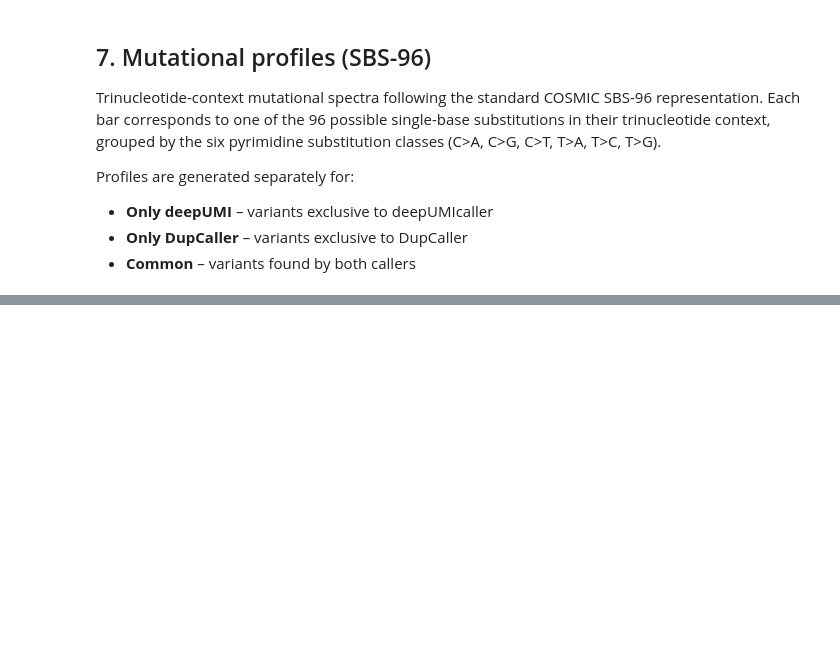
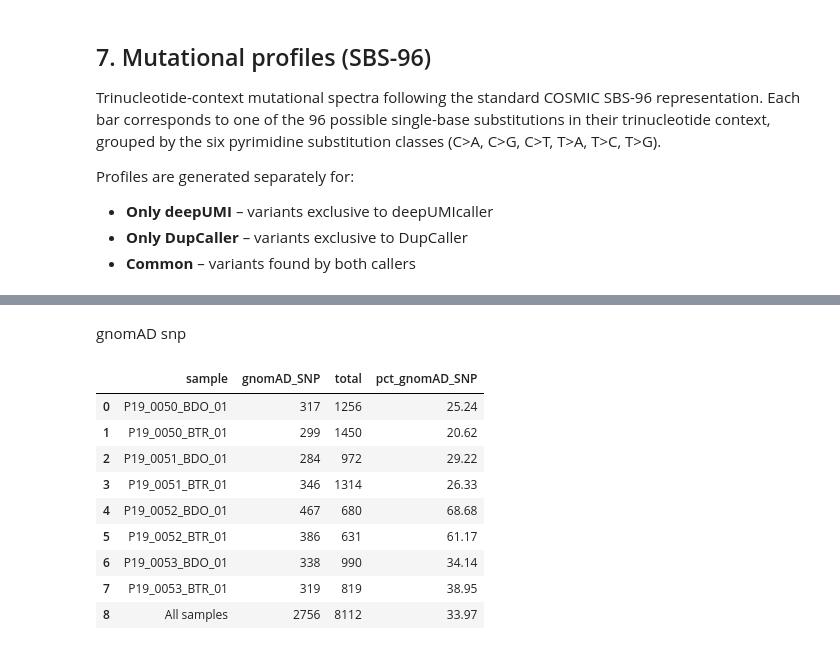
Before and after one commit to bbglab/DeepClone_protocol, a Jupyter notebook: supplementary_analysis/dupcaller/compare_mutations.ipynb, the cells around one changed output, grey strips where cells are left out. Drawn from its saved outputs; the diff is of its cells as text; code cells hidden in the pictures; blank space fills up the shorter version.

```diff
--- a/supplementary_analysis/dupcaller/compare_mutations.ipynb
+++ b/supplementary_analysis/dupcaller/compare_mutations.ipynb
@@ -919,0 +969,36 @@ for status in ["Only DupCaller", "Only deepUMI", "Common"]:
+# %% [markdown]
+gnomAD snp
+# %%
+rows = []
+for sample in samples:
+    sample_deepumi_df = deepumi_df[deepumi_df["SAMPLE_ID"] == sample]
+    has_filter, no_filter, total = count_mutations(sample_deepumi_df, "gnomAD_SNP")
+    rows.append({
+        "sample": sample,
+        "gnomAD_SNP": has_filter,
+        "total": total,
+        "pct_gnomAD_SNP": round(has_filter / total * 100, 2) if total > 0 else 0.0,
+    })
+
+# Add aggregated row for all samples
+has_filter_all, no_filter_all, total_all = count_mutations(deepumi_df, "gnomAD_SNP")
+rows.append({
+    "sample": "All samples",
+    "gnomAD_SNP": has_filter_all,
+    "total": total_all,
+    "pct_gnomAD_SNP": round(has_filter_all / total_all * 100, 2) if total_all > 0 else 0.0,
+})
+
+low_complex_df = pd.DataFrame(rows)
+low_complex_df
+# %% [output]
+|  | sample | gnomAD_SNP | total | pct_gnomAD_SNP |
+| 0 | P19_0050_BDO_01 | 317 | 1256 | 25.24 |
+| 1 | P19_0050_BTR_01 | 299 | 1450 | 20.62 |
+| 2 | P19_0051_BDO_01 | 284 | 972 | 29.22 |
+| 3 | P19_0051_BTR_01 | 346 | 1314 | 26.33 |
+| 4 | P19_0052_BDO_01 | 467 | 680 | 68.68 |
+| 5 | P19_0052_BTR_01 | 386 | 631 | 61.17 |
+| 6 | P19_0053_BDO_01 | 338 | 990 | 34.14 |
+| 7 | P19_0053_BTR_01 | 319 | 819 | 38.95 |
+| 8 | All samples | 2756 | 8112 | 33.97 |
```
Also changed, not shown: parts of 4 cells of this notebook.
